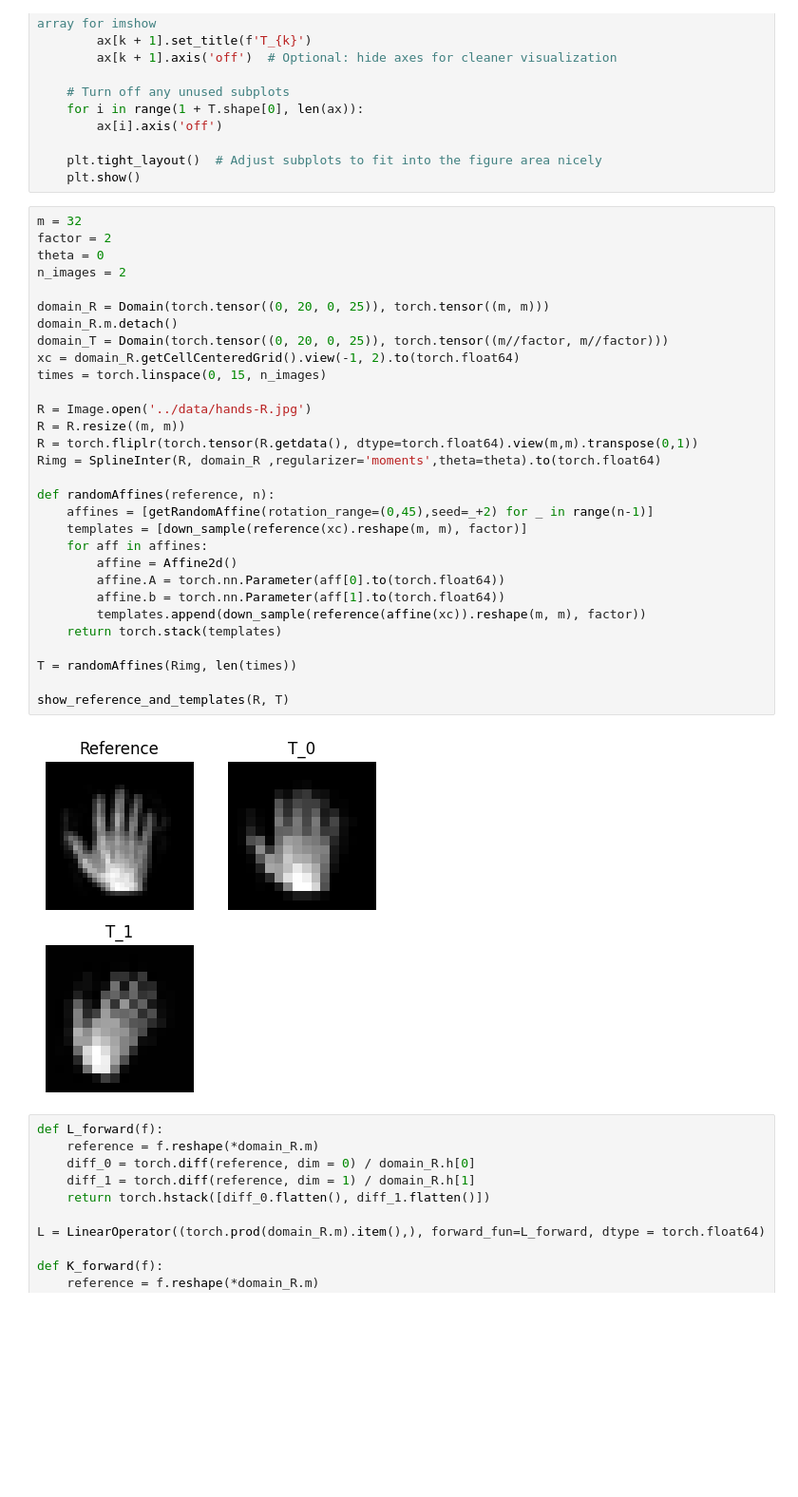
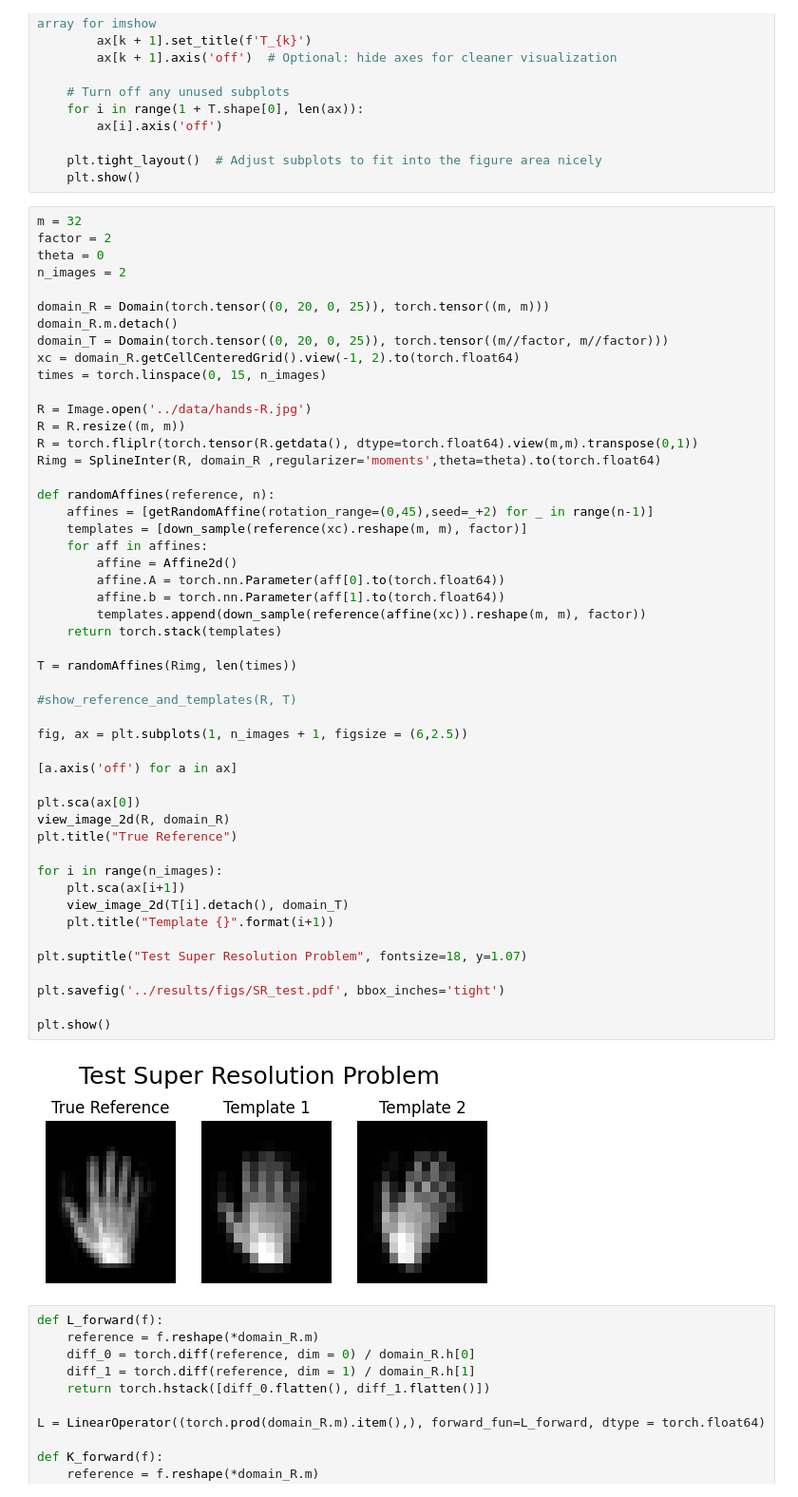
Before and after one commit to wdwatson2/ImgRegPytorchProject, a Jupyter notebook: scripts/test_InexactCG.ipynb, the cells around one changed output. Shown at 95% size. Saved outputs shown, nothing was run; the diff lists cells and outputs as text; blank space fills up the shorter version.

```diff
--- a/scripts/test_InexactCG.ipynb
+++ b/scripts/test_InexactCG.ipynb
@@ -52,35 +52,54 @@ def show_reference_and_templates(R, T):
 # %%
 m = 32
 factor = 2
 theta = 0
 n_images = 2
 
 domain_R = Domain(torch.tensor((0, 20, 0, 25)), torch.tensor((m, m)))
 domain_R.m.detach()
 domain_T = Domain(torch.tensor((0, 20, 0, 25)), torch.tensor((m//factor, m//factor)))
 xc = domain_R.getCellCenteredGrid().view(-1, 2).to(torch.float64)
 times = torch.linspace(0, 15, n_images)
 
 R = Image.open('../data/hands-R.jpg')
 R = R.resize((m, m))
 R = torch.fliplr(torch.tensor(R.getdata(), dtype=torch.float64).view(m,m).transpose(0,1))
 Rimg = SplineInter(R, domain_R ,regularizer='moments',theta=theta).to(torch.float64)
 
 def randomAffines(reference, n):
     affines = [getRandomAffine(rotation_range=(0,45),seed=_+2) for _ in range(n-1)]
     templates = [down_sample(reference(xc).reshape(m, m), factor)]
     for aff in affines:
         affine = Affine2d()
         affine.A = torch.nn.Parameter(aff[0].to(torch.float64))
         affine.b = torch.nn.Parameter(aff[1].to(torch.float64))
         templates.append(down_sample(reference(affine(xc)).reshape(m, m), factor))
     return torch.stack(templates)
 
 T = randomAffines(Rimg, len(times))
 
-show_reference_and_templates(R, T)
+#show_reference_and_templates(R, T)
+
+fig, ax = plt.subplots(1, n_images + 1, figsize = (6,2.5))
+
+[a.axis('off') for a in ax]
+
+plt.sca(ax[0])
+view_image_2d(R, domain_R)
+plt.title("True Reference")
+
+for i in range(n_images):
+    plt.sca(ax[i+1])
+    view_image_2d(T[i].detach(), domain_T)
+    plt.title("Template {}".format(i+1))
+
+plt.suptitle("Test Super Resolution Problem", fontsize=18, y=1.07)
+
+plt.savefig('../results/figs/SR_test.pdf', bbox_inches='tight')
+
+plt.show()
 # %% [output]
-[figure, old version]
+[figure, new version]
 # %%
 def L_forward(f):
     reference = f.reshape(*domain_R.m)
```
Also changed, not shown: parts of 2 cells of this notebook, 5 other files.
